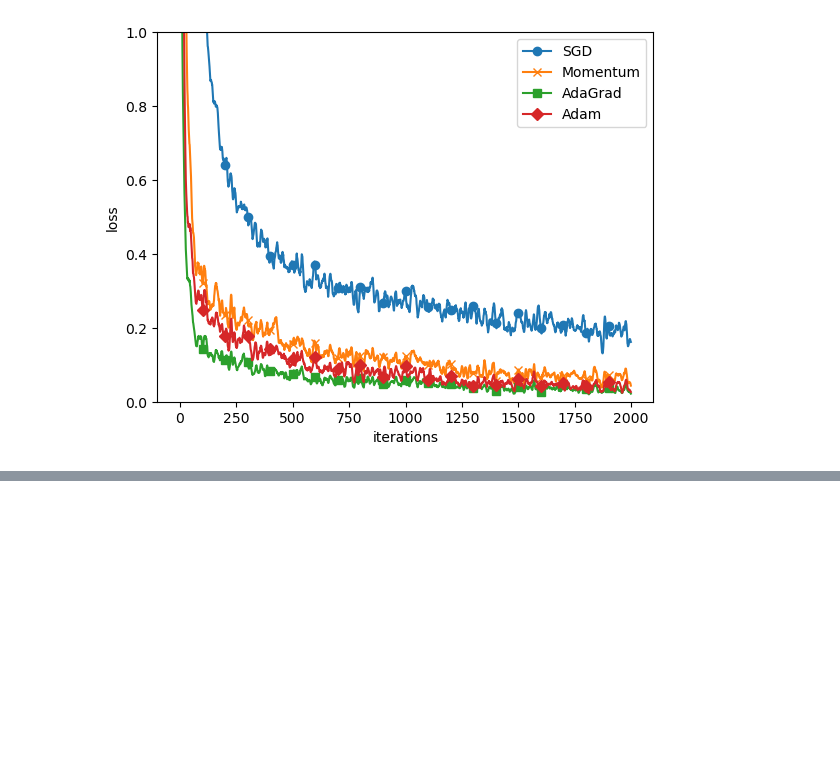
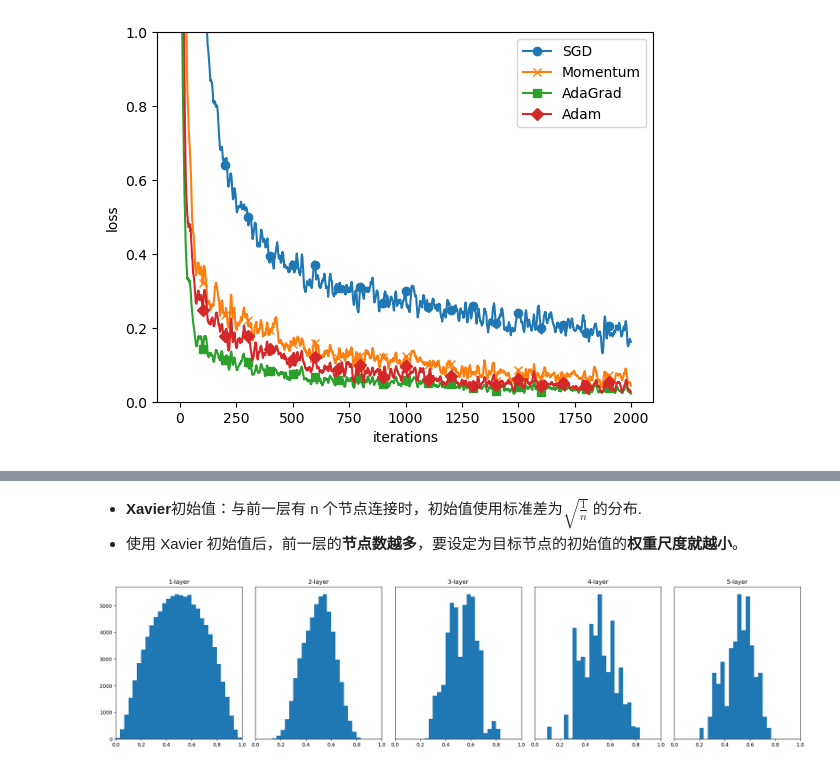
Before and after one commit to Shao0203/aiyaha, a Jupyter notebook: s6_learning_techniques.ipynb, the cells around one changed output, grey strips where cells are left out. Cells and saved outputs as stored; diff of their text form; code cells hidden in the pictures; blank space fills up the shorter version.

```diff
--- a/s6_learning_techniques.ipynb
+++ b/s6_learning_techniques.ipynb
@@ -263,0 +416,59 @@ plt.show()
+# %% [markdown]
+- **Xavier**初始值：与前一层有 n 个节点连接时，初始值使用标准差为$\sqrt{\frac{1}{n}}$ 的分布.
+- 使用 Xavier 初始值后，前一层的**节点数越多**，要设定为目标节点的初始值的**权重尺度就越小**。
+# %%
+"""
+实验 3《Xavier初始值》: 标准差为 * np.sqrt(1.0 / node_num)，激活函数sigmoid:
+
+使用 Xavier 初始值后的结果可知，越是后面的层，图像变得越歪斜，但是呈现了比之前更有广度的分布。
+因为各层间传递的数据有适当的广度，所以 sigmoid 函数的表现力不受限制，有望进行高效的学习。
+"""
+x = np.random.randn(1000, 100)  # 1000个数据
+node_num = 100  # 各隐藏层的节点（神经元）数
+hidden_layer_size = 5  # 隐藏层有5层
+activations = {}  # 激活值的结果保存在这里
+
+for i in range(hidden_layer_size):
+    if i != 0:
+        x = activations[i-1]
+
+    # 改变初始值进行实验
+    # w = np.random.randn(node_num, node_num) * 1
+    # w = np.random.randn(node_num, node_num) * 0.01
+    w = np.random.randn(node_num, node_num) * np.sqrt(1.0 / node_num) # Xavier + Sigmoid/Tanh
+    # w = np.random.randn(node_num, node_num) * np.sqrt(2.0 / node_num) # He + ReLU
+
+    a = np.dot(x, w)
+
+    # 改变激活函数进行实验！
+    z = sigmoid(a)
+    # z = relu(a)
+    # z = tanh(a)
+
+    activations[i] = z
+
+# 绘制直方图
+fig, axes = plt.subplots(1, len(activations), figsize=(20, 5))  # 更宽的画布
+axes = np.atleast_1d(axes)  # 保证 axes 可索引
+
+for i, a in activations.items():
+    ax = axes[i]
+    ax.set_title(f"{i+1}-layer", fontsize=12)
+
+    # 画直方图
+    ax.hist(a.flatten(), bins=30, range=(0, 1))
+    ax.set_xlim(0, 1)
+
+    # 如果不是第一个子图，隐藏 y 轴刻度
+    if i != 0:
+        ax.set_yticks([])
+
+    # 设置更清晰的 x 轴刻度（0.0,0.2,...,1.0）
+    xticks = np.linspace(0, 1, 6)
+    ax.set_xticks(xticks)
+    ax.set_xticklabels([f"{v:.1f}" for v in xticks])
+
+plt.tight_layout()
+plt.show()
+# %% [output]
+[figure, added]
```
Also changed, not shown: parts of 11 cells of this notebook, 2 other files.
